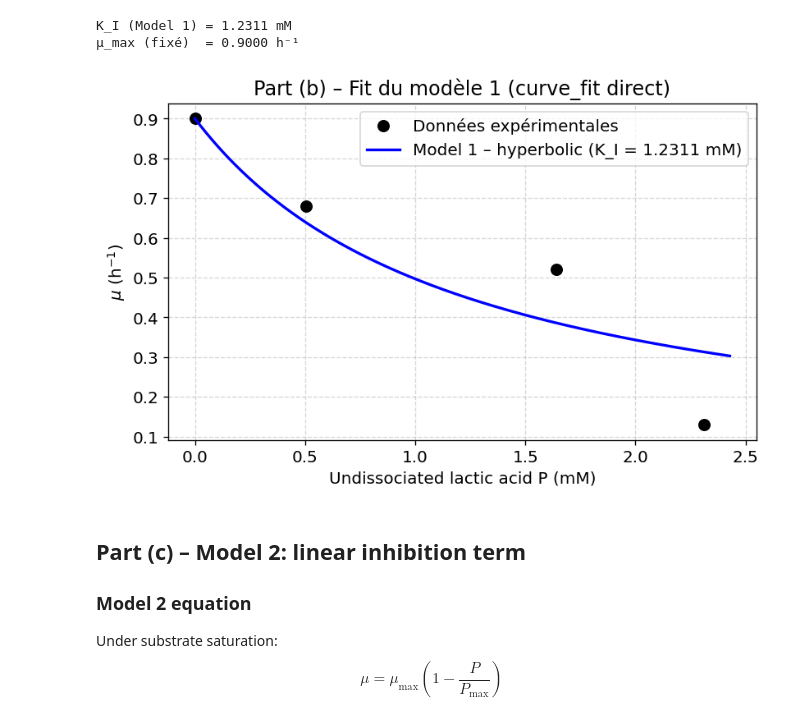
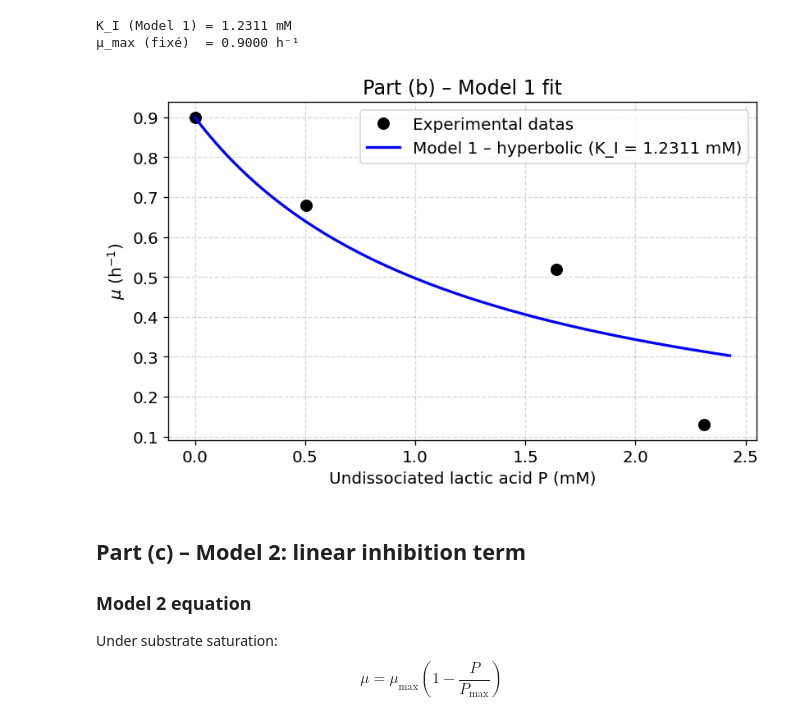
Before and after one commit to Noah-Paga/Bioreactor-mod-simulation, a Jupyter notebook: Project_2/Ex_2.ipynb, the cells around one changed output. Cells and saved outputs as stored; diff of their text form; code cells hidden in the pictures.

Commit message:
Modification des images

```diff
--- a/Project_2/Ex_2.ipynb
+++ b/Project_2/Ex_2.ipynb
@@ -116,19 +116,19 @@ K_I (Model 1) = 1.2311 mM
 # %%
  # ── Verification plot of Model 1 ──────────────────────────────
 fig, ax = plt.subplots(figsize=(7, 4.5))
-ax.plot(P_mM, mu_data, 'ko', markersize=8, label='Données expérimentales')
+ax.plot(P_mM, mu_data, 'ko', markersize=8, label='Experimental datas')
 ax.plot(P_fit, mu_model1, 'b-', lw=2,
         label=f'Model 1 – hyperbolic (K_I = {KI_b:.4f} mM)')
 ax.set_xlabel('Undissociated lactic acid P (mM)')
 ax.set_ylabel(r'$\mu$ (h$^{-1}$)')
-ax.set_title('Part (b) – Fit du modèle 1 (curve_fit direct)')
+ax.set_title('Part (b) – Model 1 fit')
 ax.legend()
 ax.grid(True, linestyle='--', alpha=0.5)
 plt.tight_layout()
 plt.savefig('part_b_model1_fit.png')
 plt.show()
 # %% [output]
-[figure, old version]
+[figure, new version]
 # %% [markdown]
 ## Part (c) – Model 2: linear inhibition term
 
```
Also changed, not shown: 6 other files.
